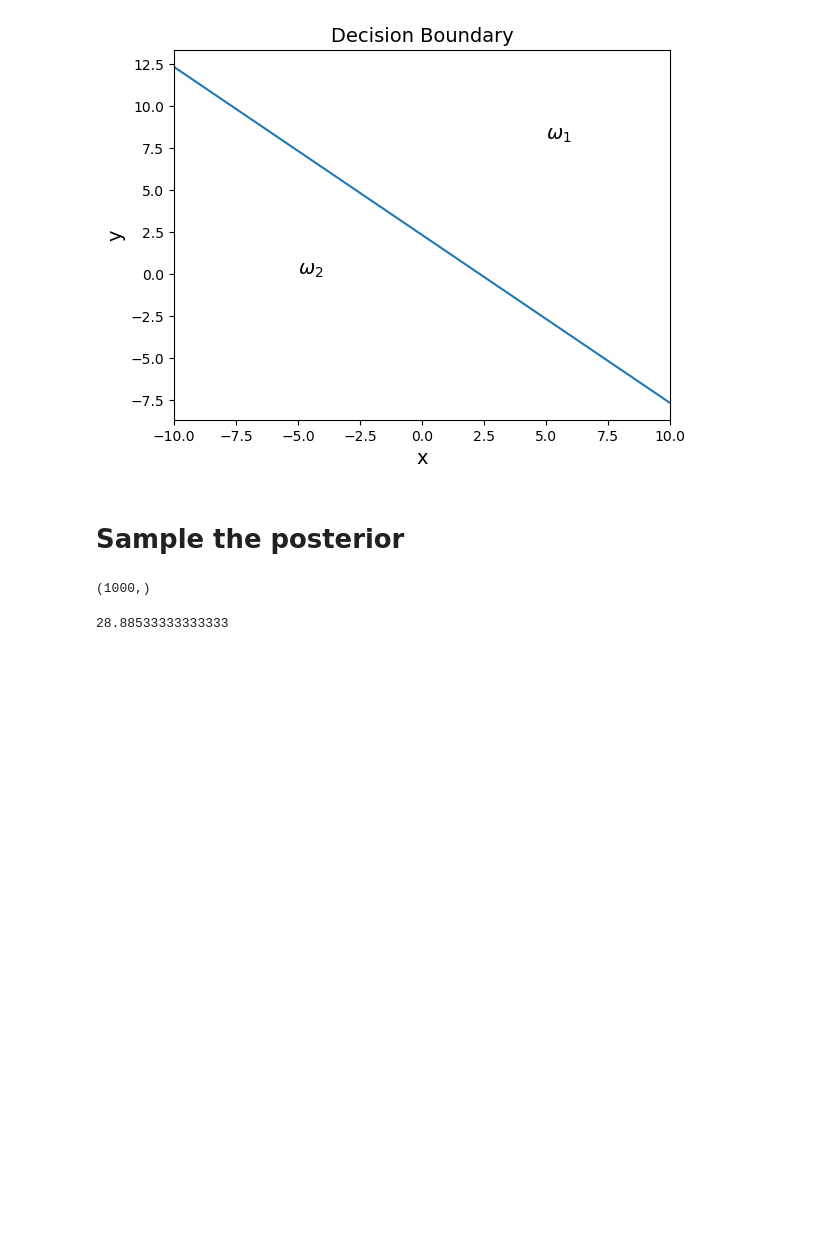
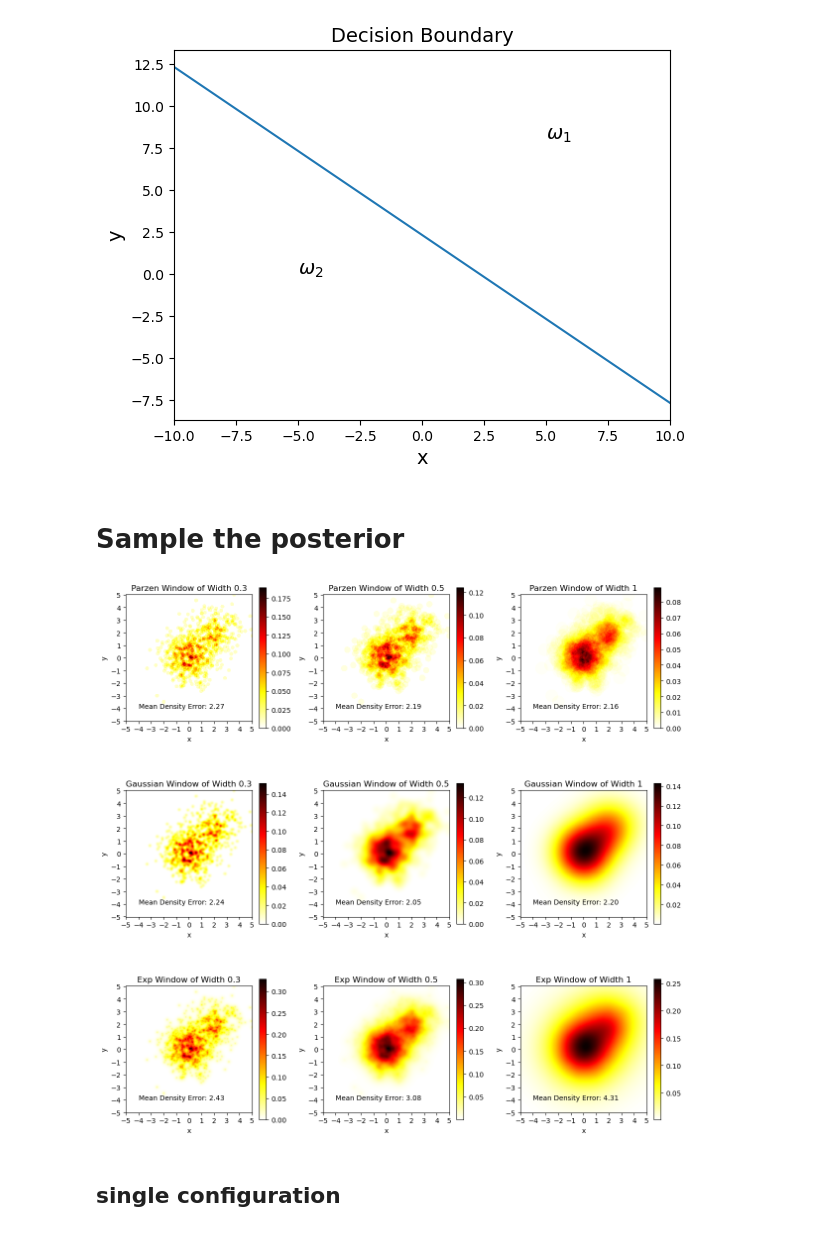
Before and after one commit to qingru-hu/Pattern-Recognition-and-Machine-Learning, a Jupyter notebook: hw5/code/cal.ipynb, the cells around one changed output. Drawn from its saved outputs; the diff is of its cells as text; code cells hidden in the pictures; blank space fills up the shorter version.

```diff
--- a/hw5/code/cal.ipynb
+++ b/hw5/code/cal.ipynb
@@ -42,24 +42,3 @@ for w in ws:
         ys.append(y)
 xs = np.array(xs)
 ys = np.array(ys)
-# %%
-xs.shape
-# %% [output]
-(1000,)
-# %%
-#TODO 没有归一化
-h = 3
-ps = []
-for i in range(N):
-    x = xs[i]
-    y = ys[i]
-    d = np.sqrt((xs/h - x/h)**2 + (ys/h - y/h)**2)
-    if np.any(d==1/2):
-        print(np.sum(d==1/2))
-    # print(np.sum(d<1/2))
-    p = np.sum(d < 1/2)/N/(h**2)
-    ps.append(p)
-ps = np.array(ps)
-print(np.sum(ps))
-# %% [output]
-28.88533333333333
@@ -65,0 +89,44 @@ print(np.sum(ps))
+# %%
+lim = 5
+step = 0.02
+x_grid = np.arange(-lim, lim+step, step)
+y_grid = np.arange(-lim, lim+step, step)
+f = 1/(2*np.pi) * (1/3*(np.exp(-((x_grid-2)**2 + (y_grid-2)**2)/2)) + 2/3*(np.exp(-(x_grid**2+y_grid**2)/2)))
+# %%
+# the main plot
+kernels = ['Parzen', 'Gaussian', 'Exp']
+win_widths = [0.3, 0.5, 1]
+pss = []
+errs = []
+fig = plt.figure(figsize=(12, 12))
+for i,k in enumerate(kernels):
+    for j,width in enumerate(win_widths):
+        if i==0:
+            ps = parzen_win(xs, ys, x_grid, y_grid, width, N)
+        if i==1:
+            ps = gaussian_win(xs, ys, x_grid, y_grid, width, N)
+        if i==2:
+            ps = exp_win(xs, ys, x_grid, y_grid, width, N)
+
+        pss.append(pss)
+        err = np.sum(abs(ps-f))*step**2
+        errs.append(err)
+
+        ax = fig.add_subplot(3, 3, i*3+j+1)
+        pm = ax.pcolormesh(x_grid, y_grid, ps, cmap='hot_r')
+        ax.set_xticks(np.arange(-5, 6, 1))
+        ax.set_yticks(np.arange(-5, 6, 1))
+        ax.set_xlabel('x')
+        ax.set_ylabel('y')
+        ax.set_aspect('equal')
+        ax.set_title('%s Window of Width %s'%(k, width))
+        ax.text(-4, -4, 'Mean Density Error: {:.2f}'.format(err))
+        fig.colorbar(pm, fraction=0.05, pad=0.05)
+
+fig.tight_layout()
+plt.savefig('all.png', dpi=200)
+plt.show()
+# %% [output]
+[figure, added]
+# %% [markdown]
+## single configuration
```
Also changed, not shown: parts of 22 cells of this notebook, 7 other files.
